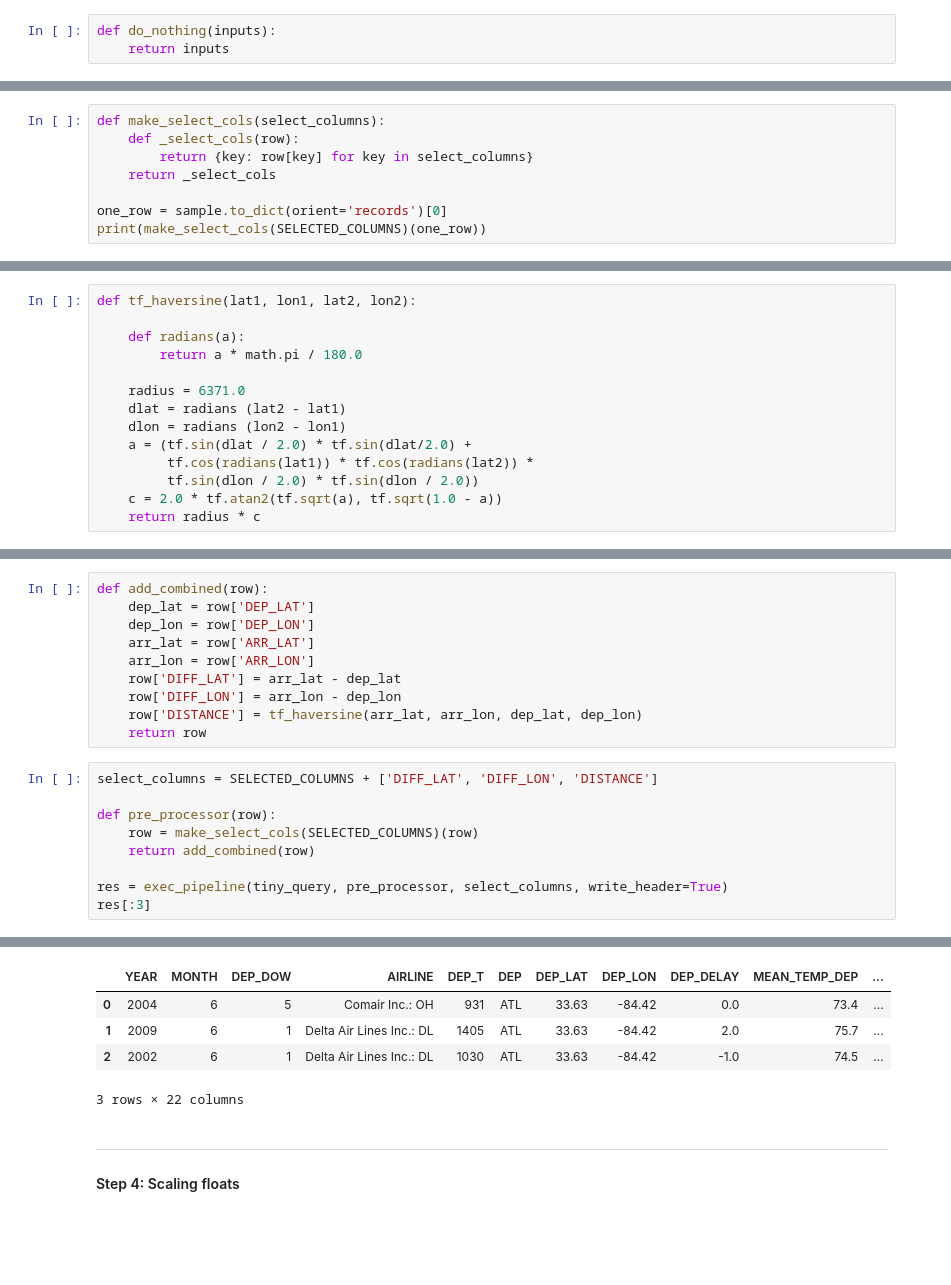
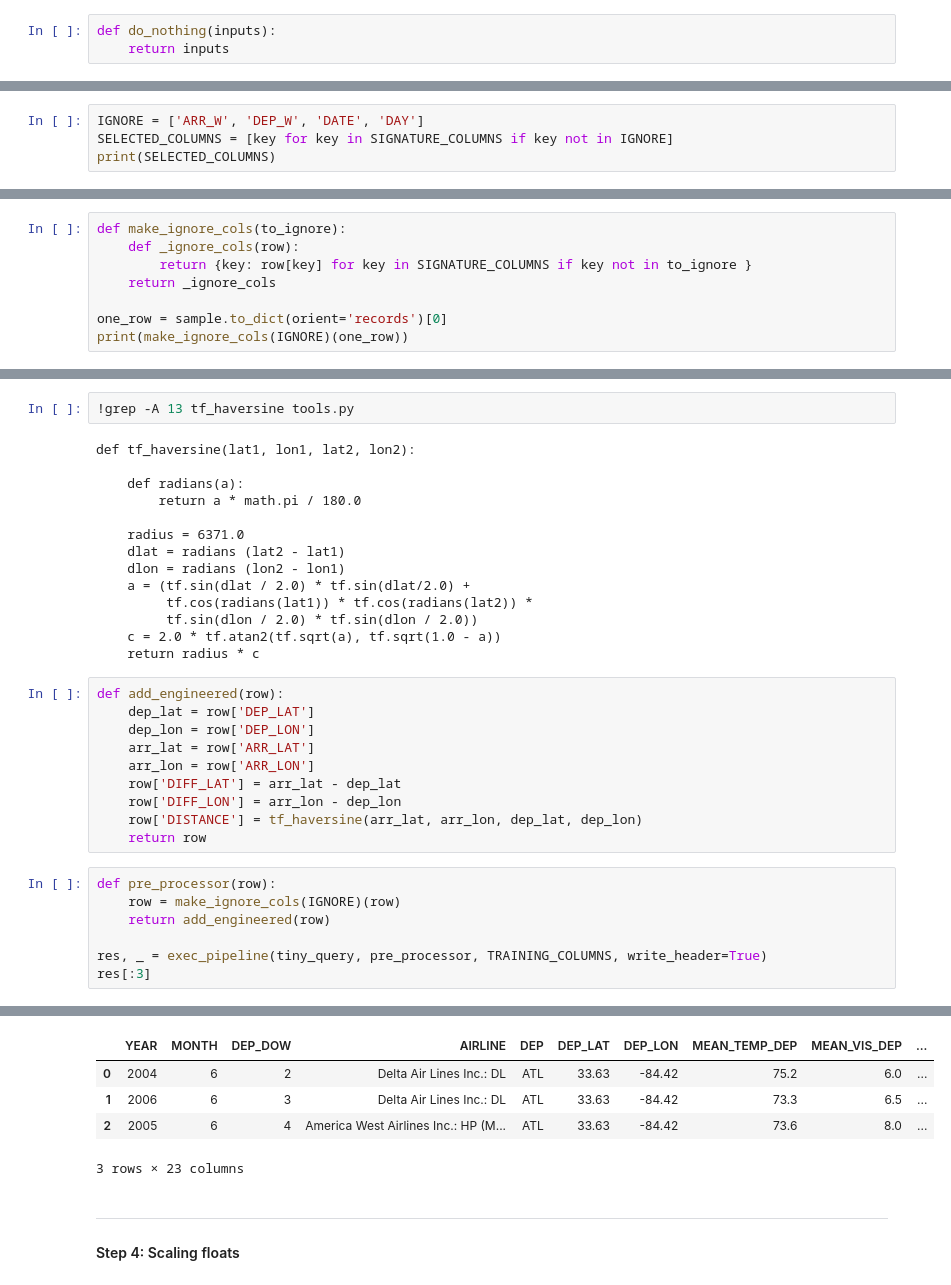
Before and after one commit to Project-Ellie/tutorials, a Jupyter notebook: kovalevskyi/Processing_ATL_JUNE.ipynb, the cells around one changed output, grey strips where cells are left out. Cells and saved outputs as stored; diff of their text form; blank space fills up the shorter version.

```diff
--- a/kovalevskyi/Processing_ATL_JUNE.ipynb
+++ b/kovalevskyi/Processing_ATL_JUNE.ipynb
@@ -219,0 +240,4 @@ SELECTED_COLUMNS=[
+# %%
+IGNORE = ['ARR_W', 'DEP_W', 'DATE', 'DAY']
+SELECTED_COLUMNS = [key for key in SIGNATURE_COLUMNS if key not in IGNORE]
+print(SELECTED_COLUMNS)
@@ -220,9 +246,9 @@ SELECTED_COLUMNS=[
 # %%
-def make_select_cols(select_columns):
-    def _select_cols(row):
-        return {key: row[key] for key in select_columns}
-    return _select_cols
+def make_ignore_cols(to_ignore):
+    def _ignore_cols(row):
+        return {key: row[key] for key in SIGNATURE_COLUMNS if key not in to_ignore }
+    return _ignore_cols
 
 one_row = sample.to_dict(orient='records')[0]
-print(make_select_cols(SELECTED_COLUMNS)(one_row))
+print(make_ignore_cols(IGNORE)(one_row))
 # %% [output]
@@ -243,14 +265,0 @@ WARNING:root:Deleting 1 existing files in target path matching: -*-of-%(num_shar
-# %%
-def tf_haversine(lat1, lon1, lat2, lon2):
-
-    def radians(a):
-        return a * math.pi / 180.0
-
-    radius = 6371.0
-    dlat = radians (lat2 - lat1)
-    dlon = radians (lon2 - lon1)
-    a = (tf.sin(dlat / 2.0) * tf.sin(dlat/2.0) +
-         tf.cos(radians(lat1)) * tf.cos(radians(lat2)) *
-         tf.sin(dlon / 2.0) * tf.sin(dlon / 2.0))
-    c = 2.0 * tf.atan2(tf.sqrt(a), tf.sqrt(1.0 - a))
-    return radius * c
@@ -257,5 +270,21 @@ def tf_haversine(lat1, lon1, lat2, lon2):
+# %%
+!grep -A 13 tf_haversine tools.py
+# %% [output]
+def tf_haversine(lat1, lon1, lat2, lon2):
+
+    def radians(a):
+        return a * math.pi / 180.0
+
+    radius = 6371.0
+    dlat = radians (lat2 - lat1)
+    dlon = radians (lon2 - lon1)
+    a = (tf.sin(dlat / 2.0) * tf.sin(dlat/2.0) +
+         tf.cos(radians(lat1)) * tf.cos(radians(lat2)) *
+         tf.sin(dlon / 2.0) * tf.sin(dlon / 2.0))
+    c = 2.0 * tf.atan2(tf.sqrt(a), tf.sqrt(1.0 - a))
+    return radius * c
 # %%
-def add_combined(row):
+def add_engineered(row):
     dep_lat = row['DEP_LAT']
     dep_lon = row['DEP_LON']
     arr_lat = row['ARR_LAT']
@@ -265,12 +294,10 @@ def add_combined(row):
     row['DISTANCE'] = tf_haversine(arr_lat, arr_lon, dep_lat, dep_lon)
     return row
 # %%
-select_columns = SELECTED_COLUMNS + ['DIFF_LAT', 'DIFF_LON', 'DISTANCE']
+def pre_processor(row):
+    row = make_ignore_cols(IGNORE)(row)
+    return add_engineered(row)
 
-def pre_processor(row):
-    row = make_select_cols(SELECTED_COLUMNS)(row)
-    return add_combined(row)
-
-res = exec_pipeline(tiny_query, pre_processor, select_columns, write_header=True)
+res, _ = exec_pipeline(tiny_query, pre_processor, TRAINING_COLUMNS, write_header=True)
 res[:3]
 # %% [output]
@@ -278,9 +305,9 @@ WARNING:root:Dataset going-tfx:temp_dataset_85851f21148444439d86847321109210 doe
 WARNING:root:Deleting 1 existing files in target path matching: -*-of-%(num_shards)05d
-|  | YEAR | MONTH | DEP_DOW | AIRLINE | DEP_T | DEP | DEP_LAT | DEP_LON | DEP_DELAY | MEAN_TEMP_DEP | ... |
-| 0 | 2004 | 6 | 5 | Comair Inc.: OH | 931 | ATL | 33.63 | -84.42 | 0.0 | 73.4 | ... |
-| 1 | 2009 | 6 | 1 | Delta Air Lines Inc.: DL | 1405 | ATL | 33.63 | -84.42 | 2.0 | 75.7 | ... |
-| 2 | 2002 | 6 | 1 | Delta Air Lines Inc.: DL | 1030 | ATL | 33.63 | -84.42 | -1.0 | 74.5 | ... |
+|  | YEAR | MONTH | DEP_DOW | AIRLINE | DEP | DEP_LAT | DEP_LON | MEAN_TEMP_DEP | MEAN_VIS_DEP | ... |
+| 0 | 2004 | 6 | 2 | Delta Air Lines Inc.: DL | ATL | 33.63 | -84.42 | 75.2 | 6.0 | ... |
+| 1 | 2006 | 6 | 3 | Delta Air Lines Inc.: DL | ATL | 33.63 | -84.42 | 73.3 | 6.5 | ... |
+| 2 | 2005 | 6 | 4 | America West Airlines Inc.: HP (M... | ATL | 33.63 | -84.42 | 73.6 | 8.0 | ... |
-3 rows × 22 columns
+3 rows × 23 columns
 # %% [markdown]
 ---
 #### Step 4: Scaling floats
```
Also changed, not shown: parts of 87 cells of this notebook, 3 other files.
